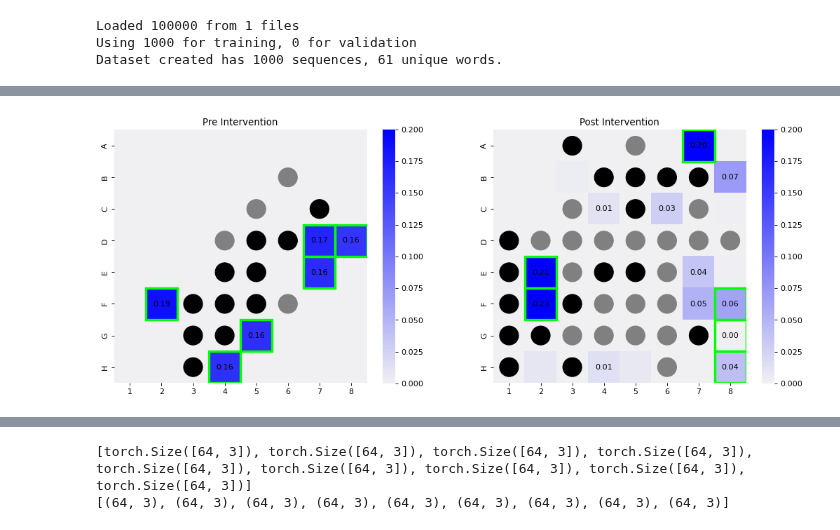
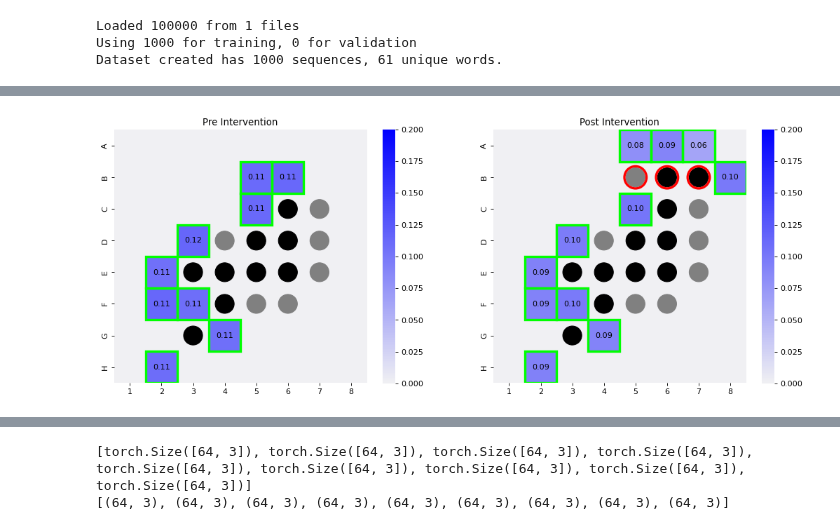
Before and after one commit to icemoon97/othello_world, a Jupyter notebook: linear_board_probes.ipynb, the cells around one changed output, grey strips where cells are left out. Saved outputs shown, nothing was run; the diff lists cells and outputs as text; code cells hidden in the pictures.

```diff
--- a/linear_board_probes.ipynb
+++ b/linear_board_probes.ipynb
@@ -146,0 +310,3 @@ sns.heatmap(avg.reshape(8, 8), vmin=0,
+# %%
+# m = probes[6].proj.weight.data.reshape((64, 3, -1))  # [64, 3, 512]
+m = {i: probes[i].proj.weight.data.reshape((64, 3, -1)) for i in all_layers}
@@ -275,7 +476,7 @@ Loaded 100000 from 1 files
 Using 1000 for training, 0 for validation
 Dataset created has 1000 sequences, 61 unique words.
 # %%
-game_index = 0
+game_index = 3
 completion = othello[game_index][:11]
 
 pre_board = OthelloBoardState()
@@ -356,20 +557,16 @@ opp color
 # %%
 BoardIntervention = namedtuple("BoardIntervention", ["pos", "start", "end"])
 intvs = [
-    # BoardIntervention("e6", 2, 0),
-    # BoardIntervention("f2", 0, 2),
-    # BoardIntervention("b2", 2, 0),
-    # BoardIntervention("f7", 2, 0),
-    # BoardIntervention("d3", 2, 0),
-    # BoardIntervention("b7", 2, 0),
-    # BoardIntervention("b6", 0, 2),
-    # BoardIntervention("g6", 0, 2),
+    BoardIntervention("b6", 1, 2),
+    BoardIntervention("b5", 1, 0),
+    BoardIntervention("b7", 1, 2),
+    # BoardIntervention("f3", 1, 0),
 ]
 
-transfer_completion = othello[0][:33]
+transfer_completion = othello[1][:11]
 
-# post_intv_board = get_post_intv_board(completion, intvs)
-post_intv_board = get_post_intv_board(transfer_completion, [])
+post_intv_board = get_post_intv_board(completion, intvs)
+# post_intv_board = get_post_intv_board(transfer_completion, [])
 # post_intv_board = other_ob
 desired_probe_state = get_probe_goal_state(post_intv_board)
 post_intv_board.__print__()
@@ -387,7 +584,7 @@ h X   X     O
   1 2 3 4 5 6 7 8
 --------------------
 # %%
-scale = 4
+scale = 2
 intervene_layers = [4]
 
 board_probe_logits = []
@@ -426,17 +623,17 @@ for i, layer in enumerate(all_layers):
     new_mid_act = mid_act.clone()
 
     # linear intervention (simple steering vector)
-    # m = p.proj.weight.data.reshape((64, 3, -1))  # [64, 3, 512]
-    # for bi in intvs:
-    #     new_mid_act += m[permit(bi.pos), bi.end] * scale
-    #     new_mid_act -= m[permit(bi.pos), bi.start] * scale
+    m = p.proj.weight.data.reshape((64, 3, -1))  # [64, 3, 512]
+    for bi in intvs:
+        new_mid_act += m[permit(bi.pos), bi.end] * scale
+        # new_mid_act -= m[permit(bi.pos), bi.start] * scale
 
     # linear intervention (adding proj inverse of goal state)
-    pinv = torch.pinverse(p.proj.weight.data)  # [512, 192]
-    desired_probe_tensor = torch.from_numpy(desired_probe_state).to(pinv.dtype).to(device)
-    replacement_act = torch.matmul(pinv, desired_probe_tensor.reshape(192))
+    # pinv = torch.pinverse(p.proj.weight.data)  # [512, 192]
+    # desired_probe_tensor = torch.from_numpy(desired_probe_state).to(pinv.dtype).to(device)
+    # replacement_act = torch.matmul(pinv, desired_probe_tensor.reshape(192))
 
-    new_mid_act = torch.lerp(new_mid_act, replacement_act, 0.8)
+    # new_mid_act = torch.lerp(new_mid_act, replacement_act, 0.8)
 
 
     post_intv_logits = p(new_mid_act[None, :])[0].squeeze(0)  # [64, 3]
@@ -532,35 +729,35 @@ def draw_board_state_with_pred(ax: plt.Axes, ob, pred, intvs=[]):
         ax.add_artist(rectangle)
 
     # drawing text for non-zero probabilities
     for loc, value in enumerate(pred):
-        if value < 0.01 and loc not in valid:
+        if value < 0.005 and loc not in valid:
             continue
         r, c = loc // 8, loc % 8
         ax.text(c + 0.5, r + 0.5, f"{value:.2f}", color='black', ha='center', va='center')
 
     # highlighting interventions
     for bi in intvs:
         loc = permit(bi.pos)
         r, c = loc // 8, loc % 8
         circle = plt.Circle((c + 0.5, r + 0.5), 0.35, fill=False, edgecolor='red', linewidth=3)
         ax.add_artist(circle)
 
 from scipy.special import softmax
 def format_pred(pred):
     token_pred = softmax(pred)[1:]
     padding = np.zeros(2)
     return np.concatenate([token_pred[:27], padding, token_pred[27:33], padding, token_pred[33:]], axis=0)
 
 fig, axs = plt.subplots(1, 2, figsize=(16, 6), dpi=80)
 draw_board_state_with_pred(axs[0], pre_board, format_pred(pre_intv_pred))
 draw_board_state_with_pred(axs[1], post_intv_board, format_pred(post_intv_pred), intvs=intvs)
 
 axs[0].set_title("Pre Intervention")
 axs[1].set_title("Post Intervention")
 
 plt.show()
 # %% [output]
-[figure, old version]
+[figure, new version]
 # %%
 import pandas as pd
 
```
Also changed, not shown: parts of 50 cells of this notebook, 4 other files.
